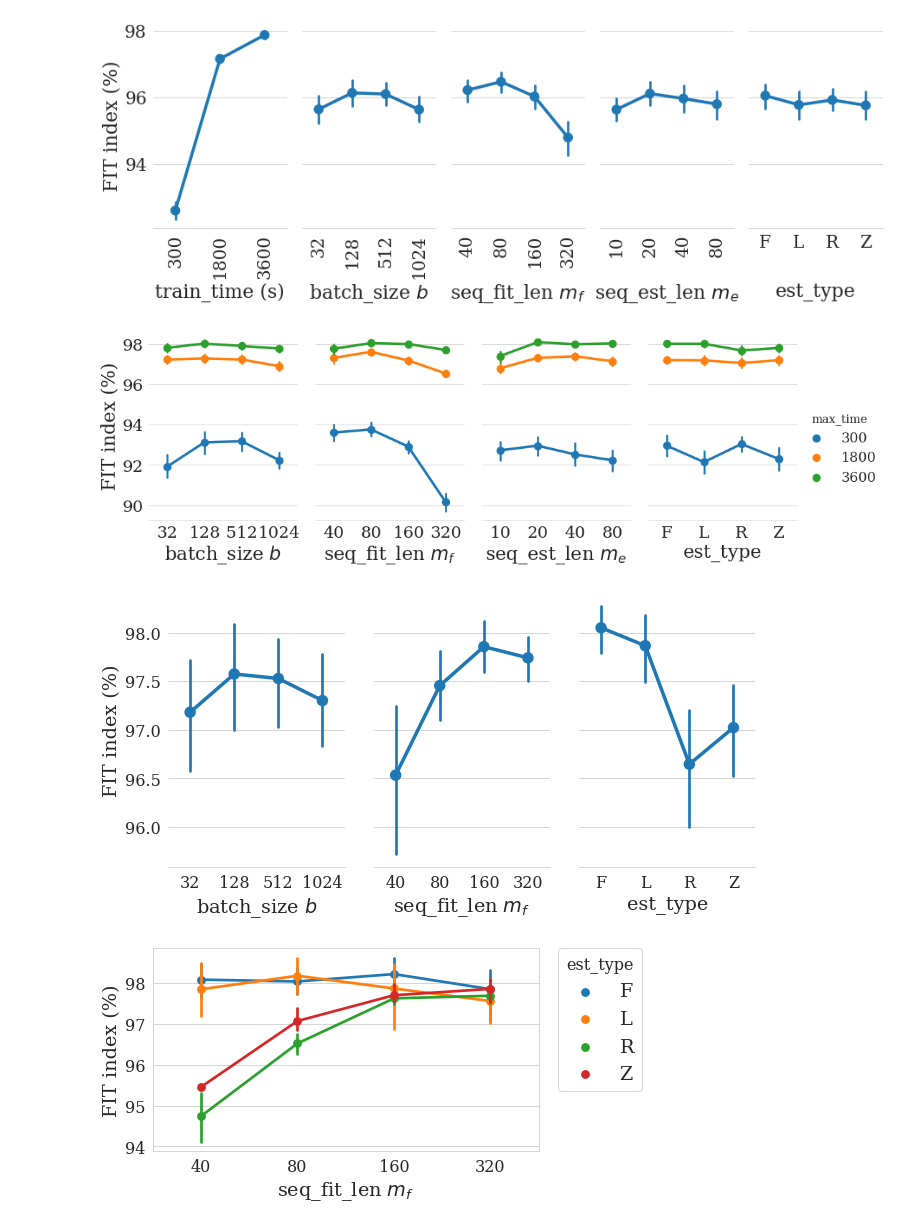
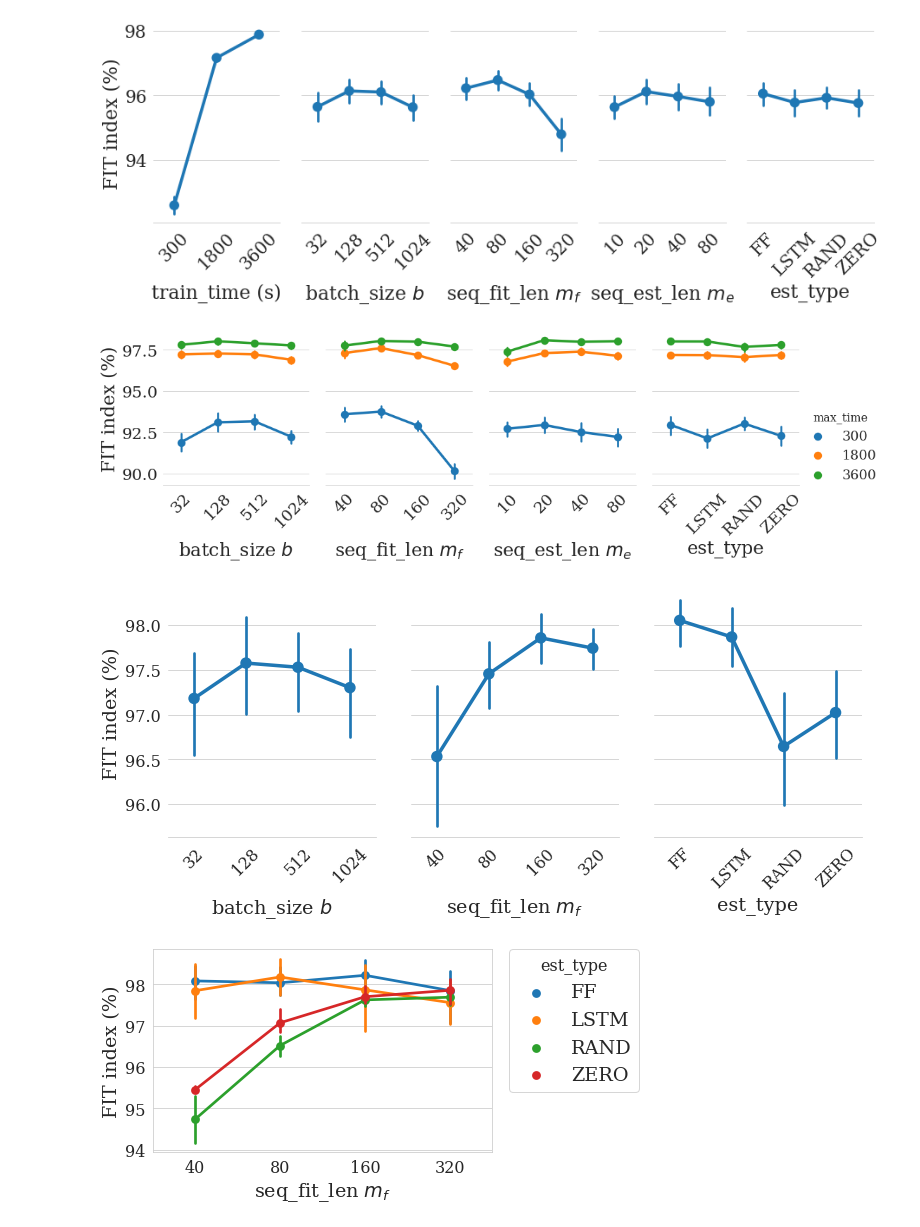
Before and after one commit to forgi86/sysid-neural-estimator, a Jupyter notebook: examples/wh2009/does/doe5_paper_figures.ipynb, the cells around one changed output. Drawn from its saved outputs; the diff is of its cells as text; code cells hidden in the pictures.

Commit message:
modified figures

```diff
--- a/examples/wh2009/does/doe5_paper_figures.ipynb
+++ b/examples/wh2009/does/doe5_paper_figures.ipynb
@@ -24,7 +24,7 @@ factors = ["max_time", "batch_size", "seq_len", "seq_est_len",  "est_type"]
 response = "FIT"
 # %%
 df_res = pd.read_csv(DOE_NAME + "_res.csv")  # doe1_res.csv
-df_res["est_type"] = df_res["est_type"].replace({"RAND": "R", "FF": "F", "ZERO": "Z", "LSTM": "L"})
+#df_res["est_type"] = df_res["est_type"].replace({"RAND": "R", "FF": "F", "ZERO": "Z", "LSTM": "L"})
 # %%
 df_res.sort_values(by=response, inplace=True, ascending=False)
 df_res["RMSE"] = df_res["RMSE"].fillna(1000)
@@ -52,17 +52,17 @@ sns.despine(fig=g.fig, left=True)
 
 for idx in range(len(factors)):
     g.axes[0, idx].xaxis.set_label_text(factor_names[idx], fontsize = 22)
-    g.axes[0, idx].xaxis.set_tick_params(labelsize=20, rotation=90)
+    g.axes[0, idx].xaxis.set_tick_params(labelsize=20, rotation=45)
     g.axes[0, idx].yaxis.set_label_text("FIT index (%)", fontsize = 22)
     g.axes[0, idx].yaxis.set_tick_params(labelsize=20)
-g.axes[0, 4].xaxis.set_tick_params(labelsize=20, rotation=0)
+#g.axes[0, 4].xaxis.set_tick_params(labelsize=20, rotation=0)
 g.fig.align_xlabels()
 g.fig.set_size_inches(13, 5)
 plt.tight_layout()
 plt.savefig("wh_main_effects.pdf")
 # Biggest effect seems to be max_time
 # %% [output]
-[figure, old version]
+[figure, new version]
 # %%
 font = {'size'   : 16,
         'family': 'serif'}
@@ -83,10 +83,12 @@ g.map(sns.pointplot, scale=1.3)
 sns.despine(fig=g.fig, left=True)
 for idx in range(len(factors)):
     g.axes[0, idx].xaxis.set_label_text(factor_names[idx], fontsize = 26)
+    g.axes[0, idx].xaxis.set_tick_params(labelsize=23, rotation=45)
     g.axes[0, idx].xaxis.set_tick_params(labelsize=23)
 
 g.axes[0, 0].yaxis.set_label_text("FIT index (%)", fontsize = 26)
 g.axes[0, 0].yaxis.set_tick_params(labelsize=23)
+g.fig.align_xlabels()
 g.fig.set_size_inches(14, 5)
 plt.tight_layout()
 g.add_legend()#title = "train time (s)")
@@ -94,29 +96,32 @@ g.add_legend()#title = "train time (s)")
 plt.savefig("wh_train_time_interactions.pdf")
 # Biggest effect seems to be max_time
 # %% [output]
-[figure, old version]
+[figure, new version]
 # %%
 df_short_est = pd.DataFrame(df_res[(df_res["seq_est_len"] == 10) & (df_res["max_time"] == 3600)])
 # %%
 # Full results: main effects
 factors = ["batch_size", "seq_len", "est_type"]
 factor_names = ["batch_size $b$",
                 "seq_fit_len $m_f$",
                 "est_type"]
 g = sns.PairGrid(df_short_est, y_vars=response,
                  x_vars=["batch_size", "seq_len", "est_type"],
                  height=5, aspect=.5)
 g.map(sns.pointplot, scale=1.3)
 sns.despine(fig=g.fig, left=True)
 for idx in range(len(factors)):
     g.axes[0, idx].xaxis.set_label_text(factor_names[idx])
+    g.axes[0, idx].xaxis.set_tick_params(labelsize=16, rotation=45)
     g.axes[0, idx].yaxis.set_label_text("FIT index (%)")
 plt.tight_layout()
-g.fig.set_size_inches(10,5)
+
+g.fig.align_xlabels()
+g.fig.set_size_inches(12,5)
 #plt.savefig("wh_main_effects_restricted.pdf")
 # Biggest effect seems to be max_time
 # %% [output]
-[figure, old version]
+[figure, new version]
 # %%
 fig, ax = plt.subplots(1,1, figsize=(8, 4))
 g = sns.pointplot(x="seq_len", y=response, hue="est_type", data=df_short_est, ax=ax);
@@ -128,7 +133,7 @@ plt.legend(bbox_to_anchor=(1.05, 1), loc=2, borderaxespad=0., title="est_type")
 plt.tight_layout()
 plt.savefig("wh_est_type_interactions_restricted.pdf")
 # %% [output]
-[figure, old version]
+[figure, new version]
 # %%
 df_short_seq = pd.DataFrame(df_res[(df_res["seq_len"] == 40) & (df_res["max_time"] == 3600)])
 # %%
```
Also changed, not shown: parts of 3 cells of this notebook, 1 other file.
